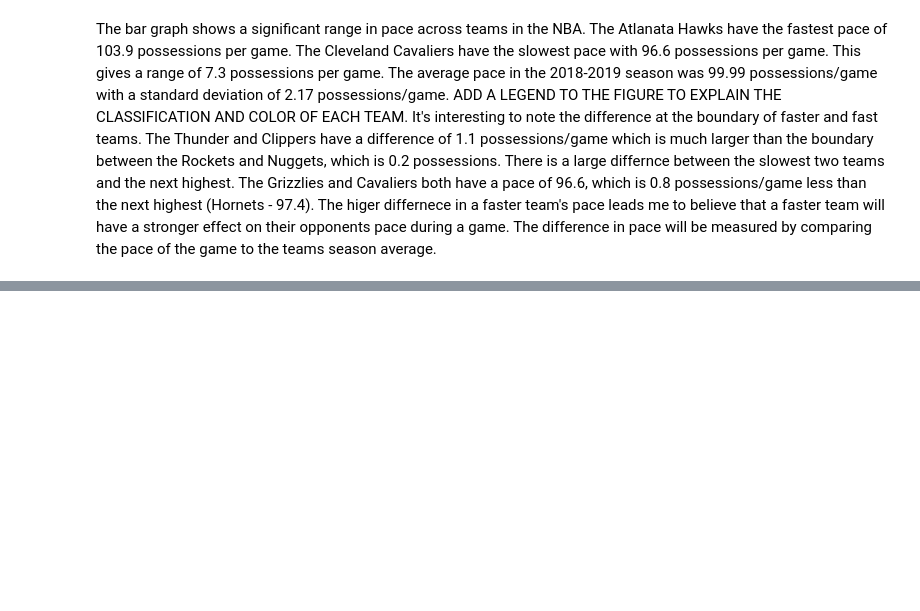
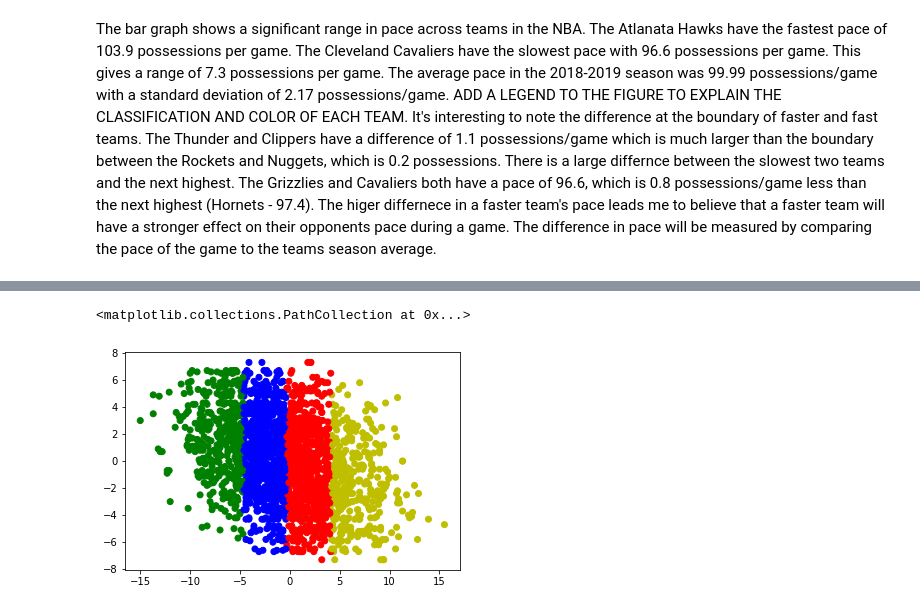
Before and after one commit to andystjean1/nba-pace-analysis, a Jupyter notebook: pace_analysis.ipynb, the cells around one changed output, grey strips where cells are left out. Cells and saved outputs as stored; diff of their text form; code cells hidden in the pictures; blank space fills up the shorter version.

```diff
--- a/pace_analysis.ipynb
+++ b/pace_analysis.ipynb
@@ -165,0 +281,20 @@ plt.show()
+# %%
+# make the clusters based off the number of clusters above
+
+num_clusters = 4
+
+k_model = KMeans(n_clusters=num_clusters, random_state=0)
+y_model = k_model.fit_predict(X)
+
+season_df["cluster_label"] = y_model
+season_df.groupby(by="cluster_label").describe() #find the number in each group
+
+x = season_df["game_pace_diff"]
+y = season_df["team_pace_diff"]
+
+color_labels = season_df.apply(lambda row: label_colors(row.cluster_label), axis=1)
+
+plt.scatter(x, y, c=color_labels)
+# %% [output]
+<matplotlib.collections.PathCollection at 0x...>
+[figure, added]
```
Also changed, not shown: parts of 10 cells of this notebook, 1 other file.
